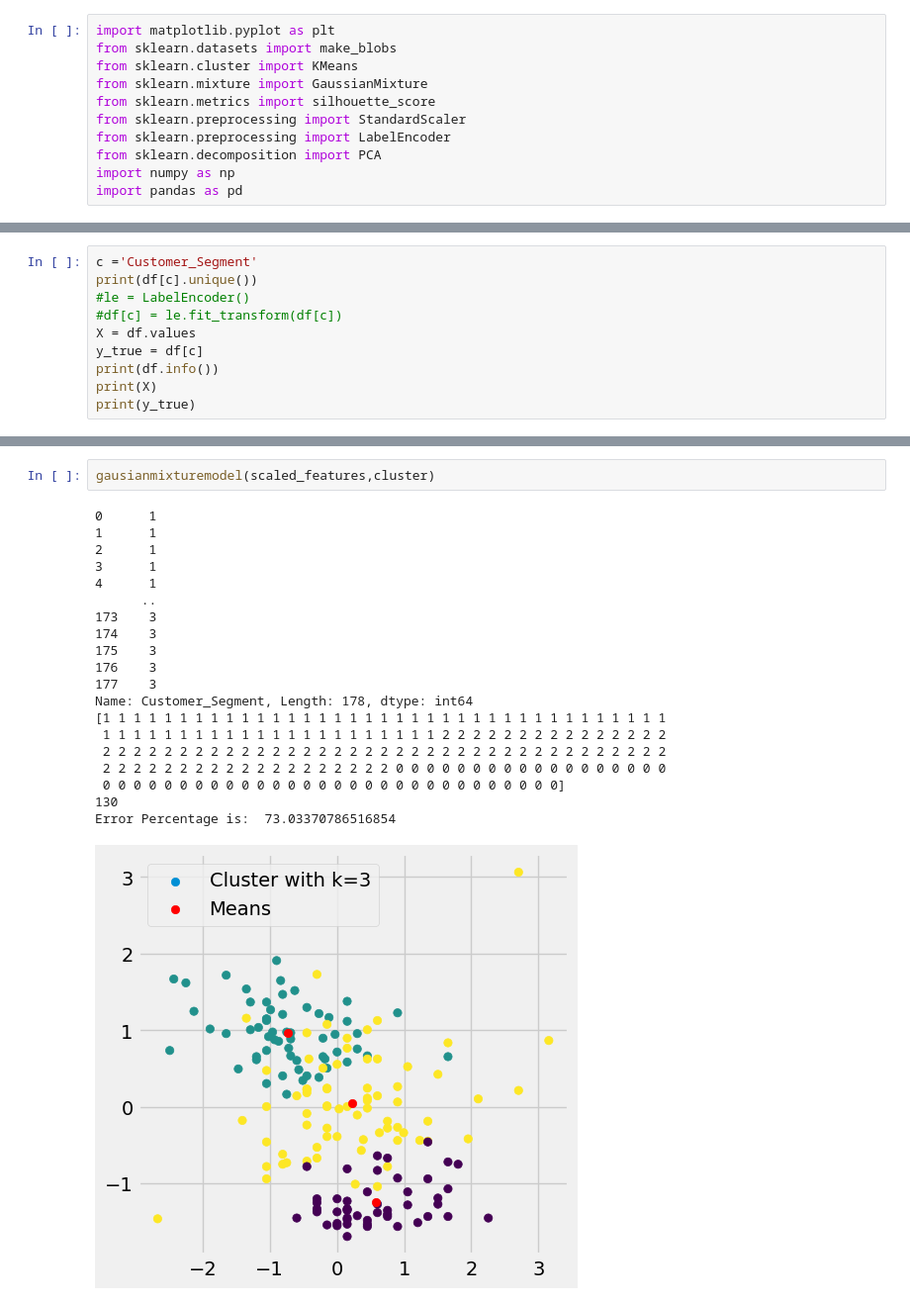
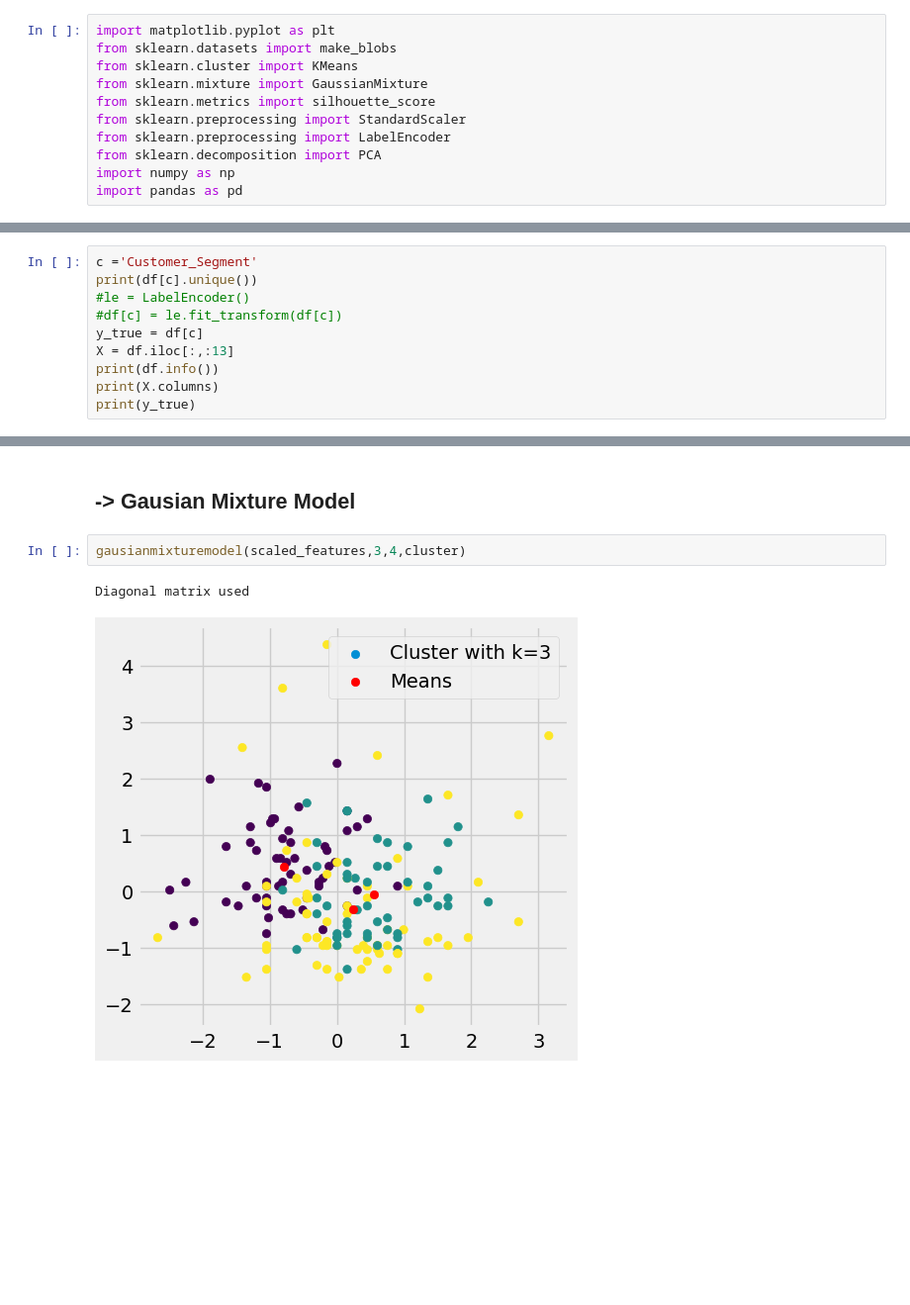
Before and after one commit to Jay0774/MACHINE-LEARNING, a Jupyter notebook: K-Means, GMM and PCA/K_means.ipynb, the cells around one changed output, grey strips where cells are left out. Shown at 99% size. Drawn from its saved outputs; the diff is of its cells as text; blank space fills up the shorter version.

```diff
--- a/K-Means, GMM and PCA/K_means.ipynb
+++ b/K-Means, GMM and PCA/K_means.ipynb
@@ -177,10 +215,10 @@ c ='Customer_Segment'
 print(df[c].unique())
 #le = LabelEncoder()
 #df[c] = le.fit_transform(df[c])
-X = df.values
 y_true = df[c]
+X = df.iloc[:,:13]
 print(df.info())
-print(X)
+print(X.columns)
 print(y_true)
 # %% [output]
 [1 2 3]
@@ -305,23 +317,7 @@ Error Percentage is:  28.651685393258425
+# %% [markdown]
+## -> Gausian Mixture Model
 # %%
-gausianmixturemodel(scaled_features,cluster)
+gausianmixturemodel(scaled_features,3,4,cluster)
 # %% [output]
-0      1
-1      1
-2      1
-3      1
-4      1
-      ..
-173    3
-174    3
-175    3
-176    3
-177    3
-Name: Customer_Segment, Length: 178, dtype: int64
-[1 1 1 1 1 1 1 1 1 1 1 1 1 1 1 1 1 1 1 1 1 1 1 1 1 1 1 1 1 1 1 1 1 1 1 1 1
- 1 1 1 1 1 1 1 1 1 1 1 1 1 1 1 1 1 1 1 1 1 1 2 2 2 2 2 2 2 2 2 2 2 2 2 2 2
- 2 2 2 2 2 2 2 2 2 2 2 2 2 2 2 2 2 2 2 2 2 2 2 2 2 2 2 2 2 2 2 2 2 2 2 2 2
- 2 2 2 2 2 2 2 2 2 2 2 2 2 2 2 2 2 2 2 0 0 0 0 0 0 0 0 0 0 0 0 0 0 0 0 0 0
- 0 0 0 0 0 0 0 0 0 0 0 0 0 0 0 0 0 0 0 0 0 0 0 0 0 0 0 0 0 0]
-130
-Error Percentage is:  73.03370786516854
+Diagonal matrix used
-[figure, old version]
+[figure, new version]
```
Also changed, not shown: parts of 32 cells of this notebook, 1 other file.
